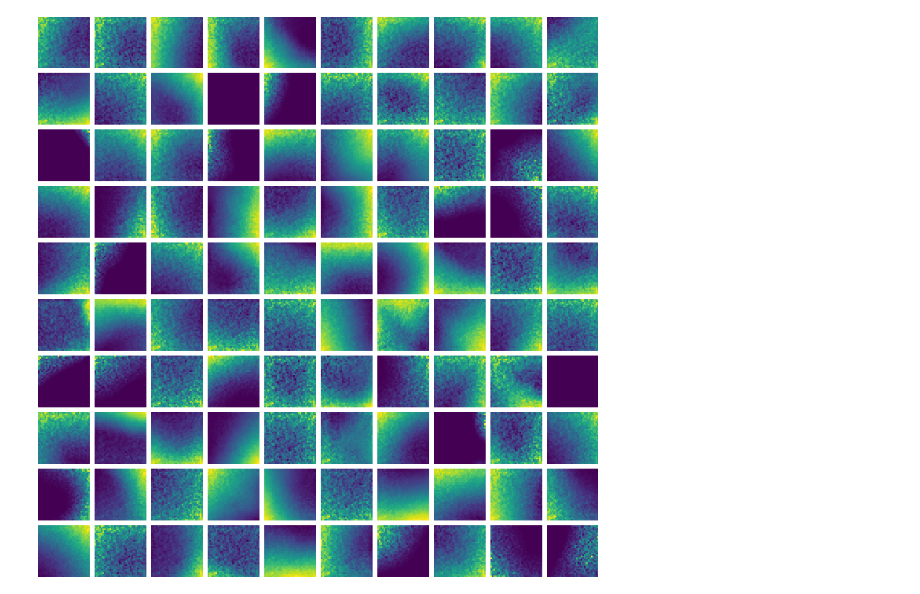
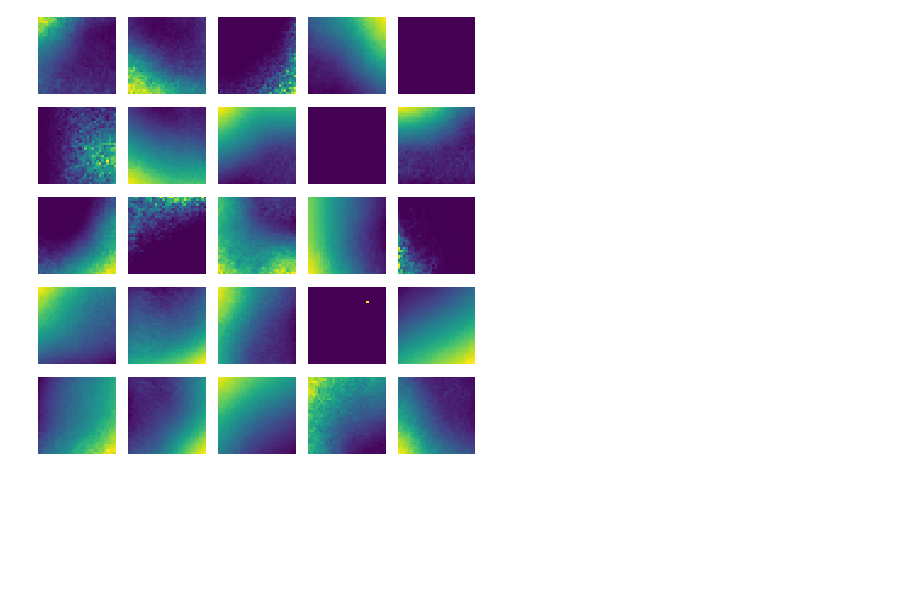
Before and after one commit to bioAI-Oslo/ConjunctiveRepresentations, a Jupyter notebook: short_trajectory_RNN.ipynb, the cells around one changed output. Saved outputs shown, nothing was run; the diff lists cells and outputs as text; code cells hidden in the pictures; blank space fills up the shorter version.

```diff
--- a/short_trajectory_RNN.ipynb
+++ b/short_trajectory_RNN.ipynb
@@ -53,5 +56,0 @@ Text(0, 0.5, 'Train Loss')
-# %%
-r, v = genny.generate_dataset(5000, timesteps)
-model.to("cpu") # inference
-p,_ = model.spatial_representation(v, model.p0(r[:,0])[None])
-p = p.detach().numpy()
@@ -57,0 +78,14 @@ p = p.detach().numpy()
+# %%
+end_to_end = End2End(n_in = n_in, n_out = n_out) # train end to end
+optimizer = torch.optim.Adam(end_to_end.parameters(), lr=1e-4)
+# %%
+e2e_history = []
+
+progress = tqdm(range(train_steps))
+for i in progress: # train loop
+    r, v = genny.generate_dataset(bs, timesteps, device = device)
+    loss = end_to_end.train_step(x = (v, r[:,0]), y = r[:,1:], optimizer = optimizer)
+
+    if i % 10 == 0:
+        e2e_history.append(loss)
+        progress.set_description(f"loss: {loss:>7f}")
@@ -57,0 +161,13 @@ p = p.detach().numpy()
+# %%
+# visualize representations
+n_plot = 5000 # number of plot trajectories
+n_show = 25 # number of units to show
+r, v = genny.generate_dataset(n_plot, timesteps)
+
+# BSR
+p,_ = model.spatial_representation(v, model.p0(r[:,0])[None])
+p = p.detach().numpy()
+ps = p.reshape(-1, p.shape[-1])
+rs = r[:,1:].detach().numpy().reshape(-1, 2)
+ratemaps, _, _, _ = stats.binned_statistic_2d(rs[:,0], rs[:,1],ps.T, bins = 32)
+fig, ax = ratemap_collage(ratemaps[:25], cols = 5, figsize = (3,3))
@@ -58,7 +176,11 @@ p = p.detach().numpy()
 # %%
-ps = p.reshape(-1, p.shape[-1])
+# End to end representations
+p_e2e,_ = end_to_end.spatial_representation(v, end_to_end.p0(r[:,0])[None])
+p_e2e = p_e2e.detach().numpy()
+
+ps_e2e = p_e2e.reshape(-1, p.shape[-1])
 rs = r[:,1:].detach().numpy().reshape(-1, 2)
-ratemaps, _, _, _ = stats.binned_statistic_2d(rs[:,0], rs[:,1],ps.T, bins = 32)
-fig, ax = ratemap_collage(ratemaps, cols = 10, figsize = (10,10))
+ratemaps, _, _, _ = stats.binned_statistic_2d(rs[:,0], rs[:,1],ps_e2e.T, bins = 32)
+fig, ax = ratemap_collage(ratemaps[:n_show], cols = int(np.sqrt(n_show)), figsize = (3,3), constrained_layout = True)
 # %% [output]
-[figure, old version]
+[figure, new version]
```
Also changed, not shown: parts of 26 cells of this notebook, 3 other files.
